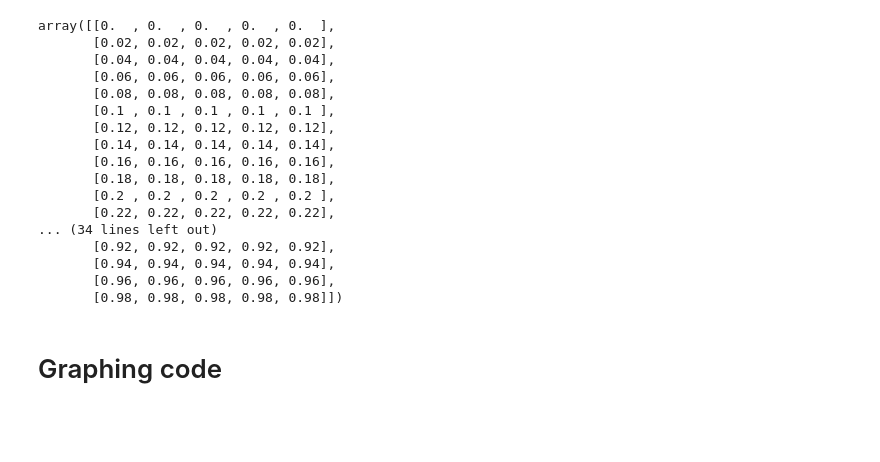
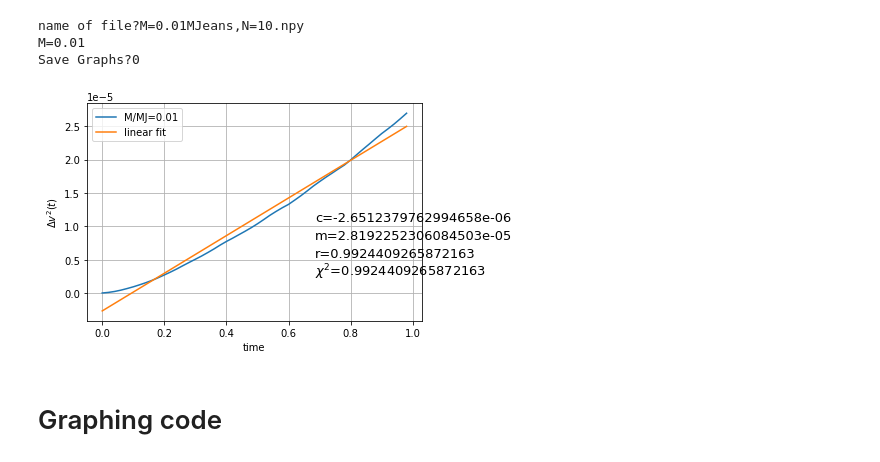
Before and after one commit to DavidStrachan1/Periodic-Cube-Simulations, a Jupyter notebook: Untitled.ipynb, the cells around one changed output. Drawn from its saved outputs; the diff is of its cells as text; code cells hidden in the pictures; blank space fills up the shorter version.

```diff
--- a/Untitled.ipynb
+++ b/Untitled.ipynb
@@ -184,21 +216,45 @@ if __name__ == "__main__":
 # %%
-mean_sqr_arr[0,:]
-t_arr
+data_path = 'C://Users/rober/OneDrive/Documents/GPD project/data/'
+file = data_path+str(input('name of file?'))
+data = np.load(file)
+M = input('M=')
+#     """""""""
+#     GRAPHING CODE
+#     INCLUDE r^2 and chi^2 coefficients
+#     USE SCIPY.STATS.LINREGRESS
+#     """""""""
+
+data_max = np.max(data)
+t_max = np.max(t_arr)
+
+graph_path = 'C://Users/rober/OneDrive/Documents/GPD project/graphs'
+if not os.path.isdir(graph_path):
+                    os.mkdir(graph_path)
+save_graph = bool(int(input('Save Graphs?')))
+res = stats.linregress(t_arr,data)
+lin_fit = res.intercept+res.slope*t_arr
+
+chi = stats.chisquare(data,lin_fit)
+
+plt.plot(t_arr,data,label='M/MJ='+str(M))
+plt.plot(t_arr,lin_fit,label = 'linear fit')
+plt.text(0.7*t_max,0.4*data_max,r'c='+str(np.round(res.intercept,4)),fontsize=13)
+plt.text(0.7*t_max,0.3*data_max,r'm='+str(np.round(res.slope,4)),fontsize=13)
+plt.text(0.7*t_max,0.2*data_max,r'r='+str(np.round(res.rvalue,4)),fontsize=13)
+plt.text(0.7*t_max,0.1*data_max,r'$\chi^{2}$='+str(np.round(res.rvalue,4)),fontsize=13)
+name_ = graph_path+'M='+str(M)+'MJeans,N='+str(N)
+
+if save_graph:
+    plt.savefig(name_+'.png')
+plt.legend()
+plt.grid()
+plt.xlabel('time')
+plt.ylabel(r'$\Delta v^{2}(t)$')
+if save_graph:
+    plt.savefig(path+'.png')
+plt.show()
 # %% [output]
-array([[0.  , 0.  , 0.  , 0.  , 0.  ],
-       [0.02, 0.02, 0.02, 0.02, 0.02],
-       [0.04, 0.04, 0.04, 0.04, 0.04],
-       [0.06, 0.06, 0.06, 0.06, 0.06],
-       [0.08, 0.08, 0.08, 0.08, 0.08],
-       [0.1 , 0.1 , 0.1 , 0.1 , 0.1 ],
-       [0.12, 0.12, 0.12, 0.12, 0.12],
-       [0.14, 0.14, 0.14, 0.14, 0.14],
-       [0.16, 0.16, 0.16, 0.16, 0.16],
-       [0.18, 0.18, 0.18, 0.18, 0.18],
-       [0.2 , 0.2 , 0.2 , 0.2 , 0.2 ],
-       [0.22, 0.22, 0.22, 0.22, 0.22],
-... (34 lines left out)
-       [0.92, 0.92, 0.92, 0.92, 0.92],
-       [0.94, 0.94, 0.94, 0.94, 0.94],
-       [0.96, 0.96, 0.96, 0.96, 0.96],
-       [0.98, 0.98, 0.98, 0.98, 0.98]])
+name of file?M=0.01MJeans,N=10.npy
+M=0.01
+Save Graphs?0
+[figure, added]
```
Also changed, not shown: parts of 4 cells of this notebook.
